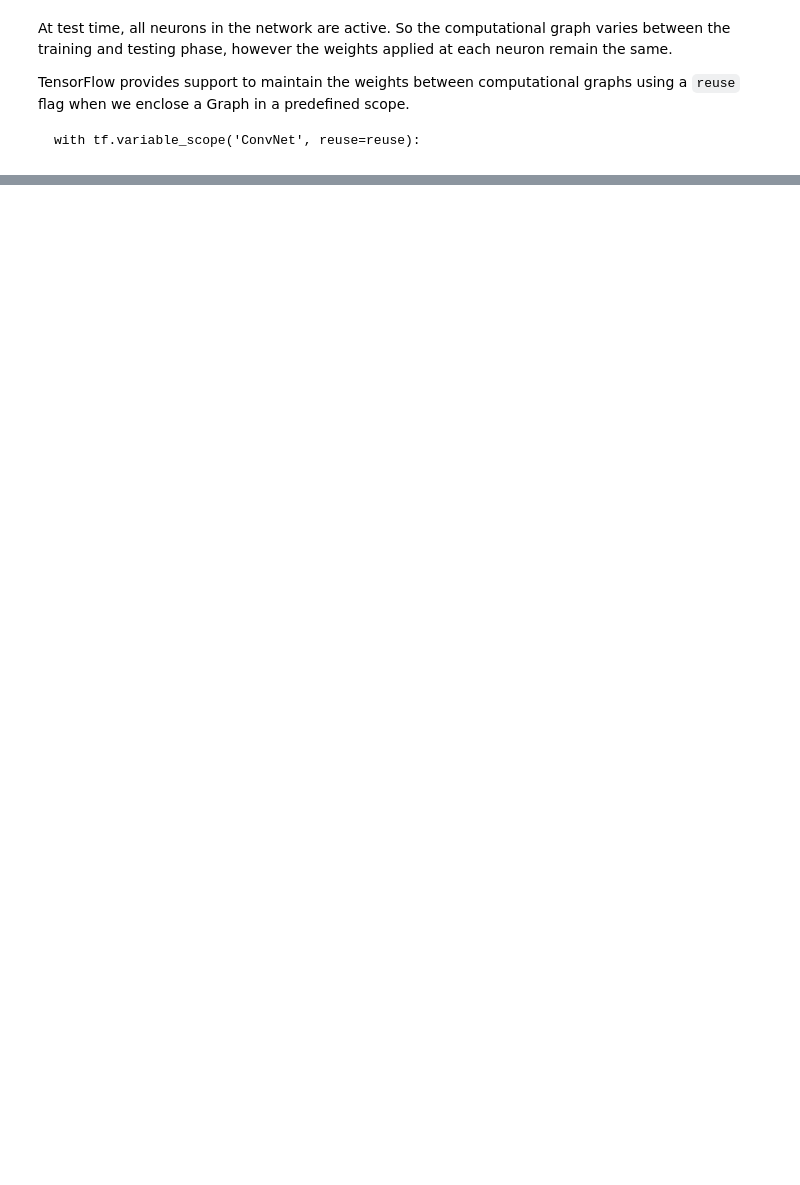
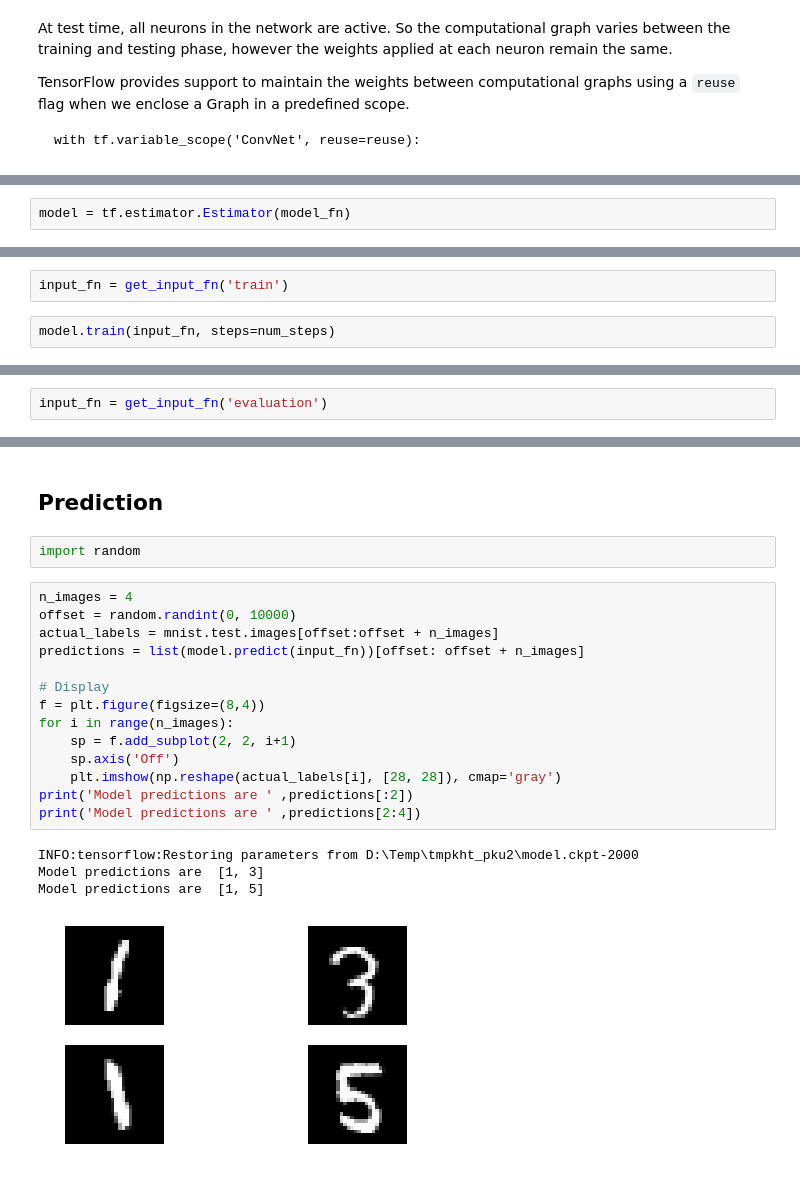
Before and after one commit to ucsd-edx/TensorFlow-Examples, a Jupyter notebook: notebooks/3_NeuralNetworks/Lesson 4 - More Neural Networks with Estimators.ipynb, the cells around one changed output, grey strips where cells are left out. Cells and saved outputs as stored; diff of their text form; blank space fills up the shorter version.

```diff
--- a/notebooks/3_NeuralNetworks/Lesson 4 - More Neural Networks with Estimators.ipynb
+++ b/notebooks/3_NeuralNetworks/Lesson 4 - More Neural Networks with Estimators.ipynb
@@ -372,0 +543,2 @@ Tensor input is now 4-D: `Batch Size, Height, Width, Channel`
+# %%
+model = tf.estimator.Estimator(model_fn)
@@ -372,0 +553,4 @@ Tensor input is now 4-D: `Batch Size, Height, Width, Channel`
+# %%
+input_fn = get_input_fn('train')
+# %%
+model.train(input_fn, steps=num_steps)
@@ -372,0 +578,2 @@ Tensor input is now 4-D: `Batch Size, Height, Width, Channel`
+# %%
+input_fn = get_input_fn('evaluation')
@@ -372,0 +588,23 @@ Tensor input is now 4-D: `Batch Size, Height, Width, Channel`
+# %% [markdown]
+## Prediction
+# %%
+import random
+# %%
+n_images = 4
+offset = random.randint(0, 10000)
+actual_labels = mnist.test.images[offset:offset + n_images]
+predictions = list(model.predict(input_fn))[offset: offset + n_images]
+
+# Display
+f = plt.figure(figsize=(8,4))
+for i in range(n_images):
+    sp = f.add_subplot(2, 2, i+1)
+    sp.axis('Off')
+    plt.imshow(np.reshape(actual_labels[i], [28, 28]), cmap='gray')
+print('Model predictions are ' ,predictions[:2])
+print('Model predictions are ' ,predictions[2:4])
+# %% [output]
+INFO:tensorflow:Restoring parameters from D:\Temp\tmpkht_pku2\model.ckpt-2000
+Model predictions are  [1, 3]
+Model predictions are  [1, 5]
+[figure, added]
```
Also changed, not shown: parts of 37 cells of this notebook, 1 other file.
